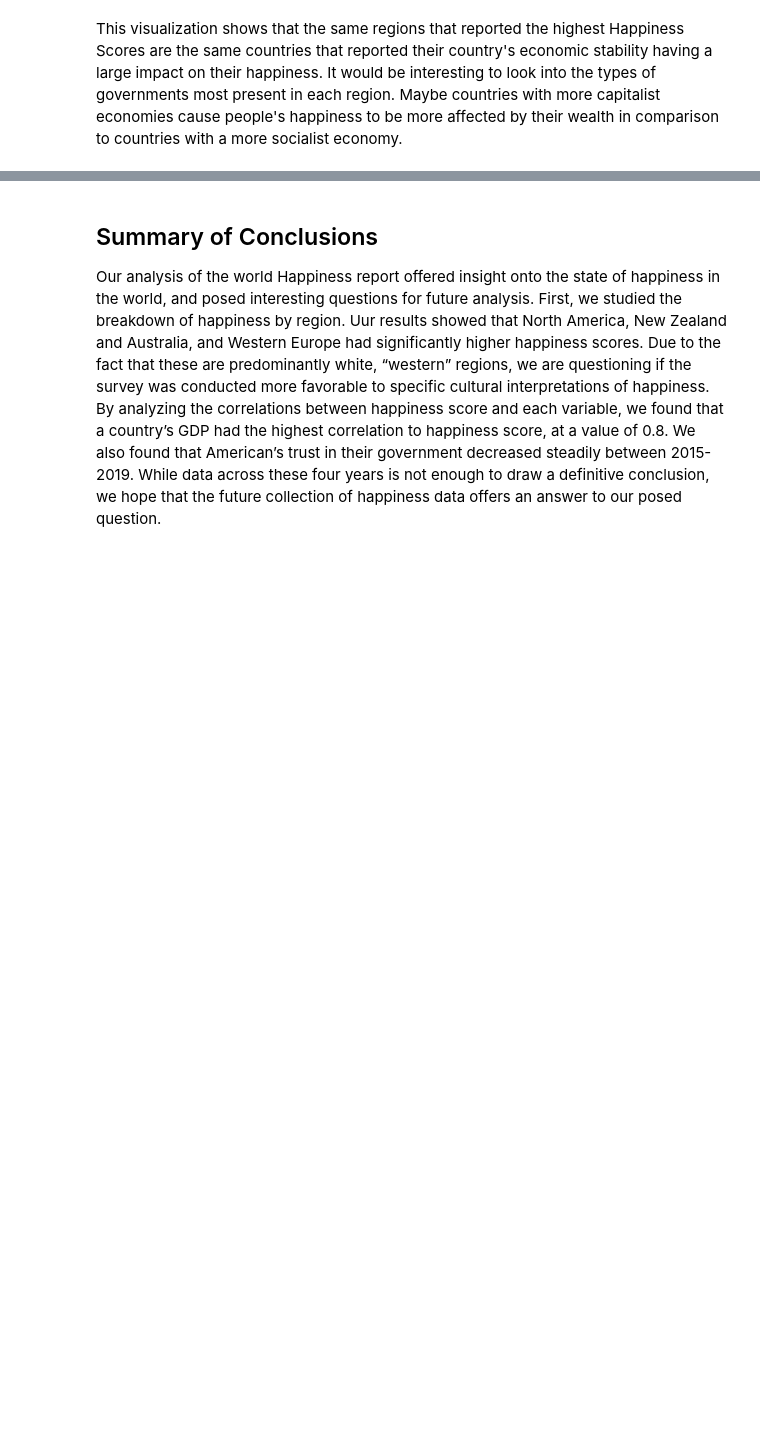
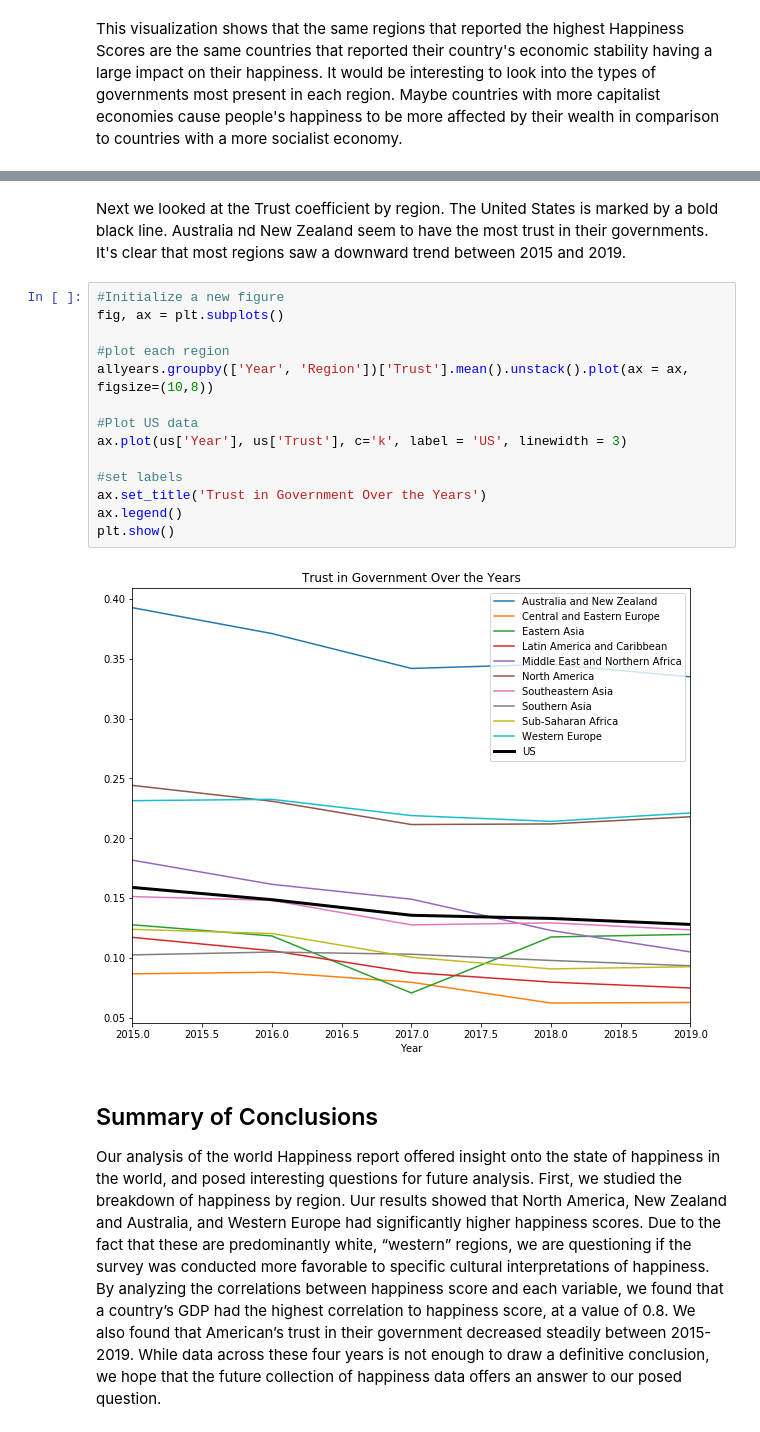
Before and after one commit to lsussman1/DataScienceTutorial, a Jupyter notebook: index.ipynb, the cells around one changed output, grey strips where cells are left out. Saved outputs shown, nothing was run; the diff lists cells and outputs as text; blank space fills up the shorter version.

```diff
--- a/index.ipynb
+++ b/index.ipynb
@@ -394,3 +412,21 @@ us.plot.line(x='Year',y='Trust',title='US Trust in Government Over the Years', m
+# %% [markdown]
+Next we looked at the Trust coefficient by region. The United States is marked by a bold black line. Australia nd New Zealand seem to have the most trust in their governments. It's clear that most regions saw a downward trend between 2015 and 2019.
+# %%
+#Initialize a new figure
+fig, ax = plt.subplots()
+
+#plot each region
+allyears.groupby(['Year', 'Region'])['Trust'].mean().unstack().plot(ax = ax, figsize=(10,8))
+
+#Plot US data
+ax.plot(us['Year'], us['Trust'], c='k', label = 'US', linewidth = 3)
+
+#set labels
+ax.set_title('Trust in Government Over the Years')
+ax.legend()
+plt.show()
+# %% [output]
+[figure, added]
 # %% [markdown]
 ## Summary of Conclusions
 Our analysis of the world Happiness report offered insight onto the state of happiness in the world, and posed interesting questions for future analysis. First, we studied the breakdown of happiness by region. Uur results showed that North America, New Zealand and Australia, and Western Europe had significantly higher happiness scores. Due to the fact that these are predominantly white, “western” regions, we are questioning if  the survey was conducted more favorable to specific cultural interpretations of happiness. By analyzing the correlations between happiness score and each variable, we found that a country’s GDP had the highest correlation to happiness score, at a value of 0.8. We also found that American’s trust in their government decreased steadily between 2015-2019. While data across these four years is not enough to draw a definitive conclusion, we hope that the future collection of happiness data offers an answer to our posed question.
```
Also changed, not shown: parts of 16 cells of this notebook.
